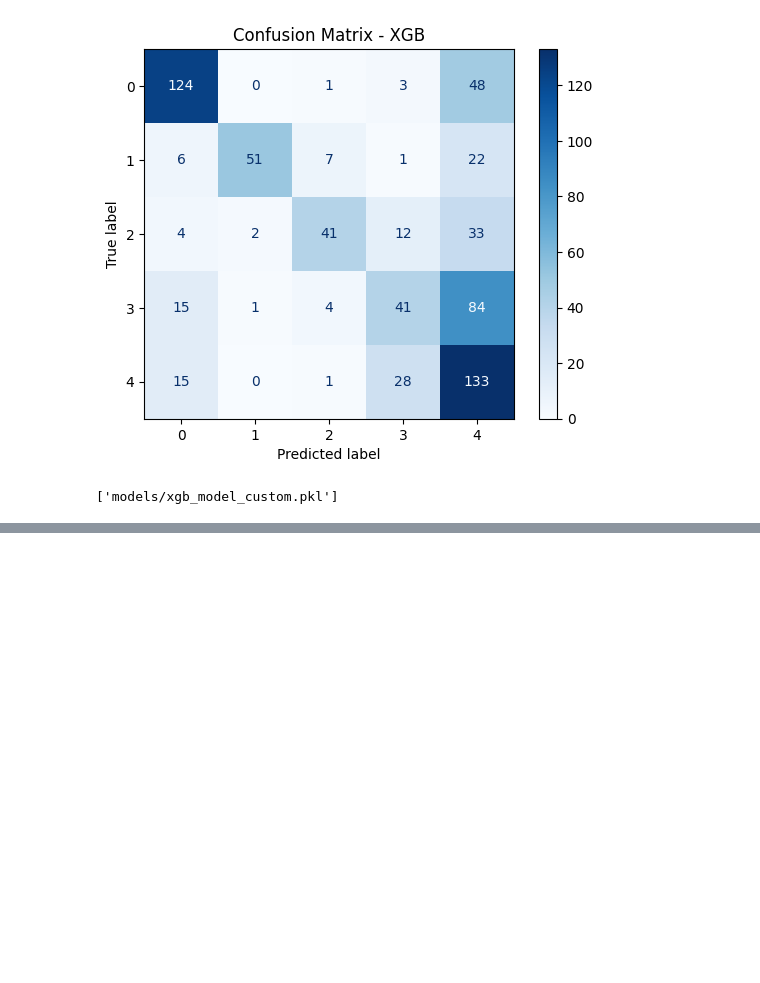
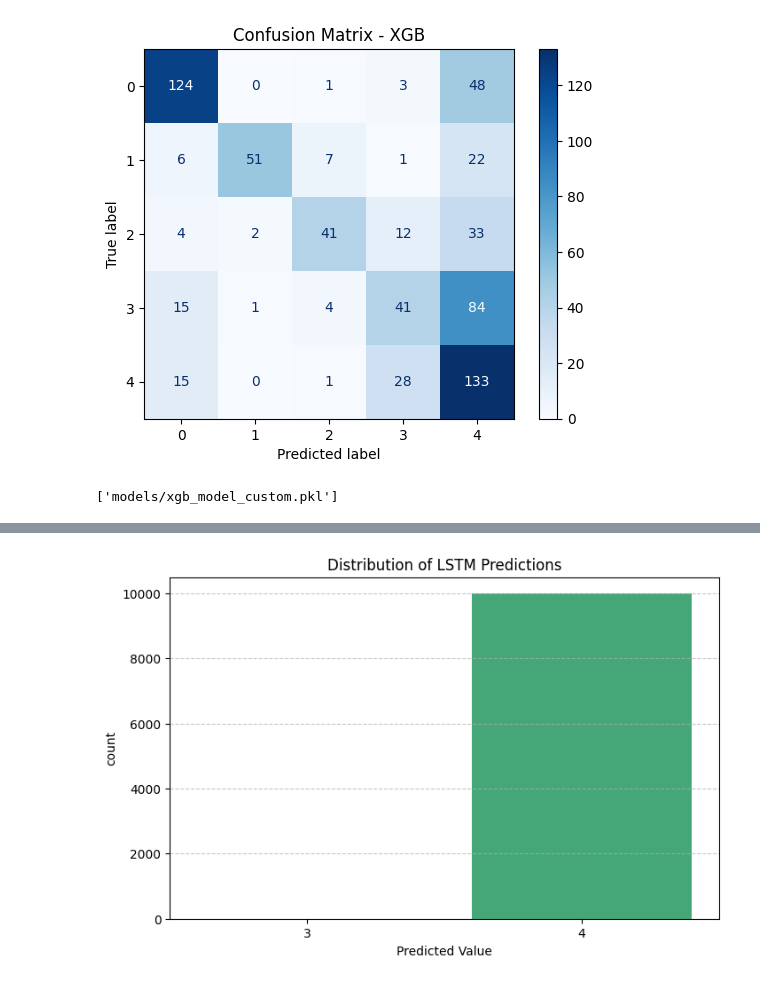
Before and after one commit to hasantahabagci/YZV311_2425_150210338_150220330, a Jupyter notebook: main.ipynb, the cells around one changed output, grey strips where cells are left out. Drawn from its saved outputs; the diff is of its cells as text; code cells hidden in the pictures; blank space fills up the shorter version.

```diff
--- a/main.ipynb
+++ b/main.ipynb
@@ -14,15 +14,17 @@ warnings.filterwarnings('ignore')
 
 import ast
 import numpy as np
-from datetime import timedelta
 from sklearn.model_selection import train_test_split
 from sklearn.preprocessing import MultiLabelBinarizer
 from sklearn.metrics import classification_report, accuracy_score, confusion_matrix, ConfusionMatrixDisplay
 import joblib
 
-from xgboost import XGBClassifier
+import torch
+from torch.utils.data import DataLoader
 
 from utils.data_preprocess import fill_missing_category_data, engineer_features, prepare_test_data
+from utils.plots import plot_distribution, plotbox
+from utils.model_process import xgboost_model, randomForest, PyTorchLSTM, evaluate_model_classification, evaluate_model_regression, train_pytorch_lstm
 
-from utils.plots import plot_distribution, plot_confusion_matrix, plotbox, plotbar
-from utils.model_process import xgboost_model, gridSearch, randomForest
+device = torch.device("cuda" if torch.cuda.is_available() else "cpu")
+print("Using device:", device)
@@ -368,0 +400,28 @@ Prepared test data shape: (10000, 581)
+# %%
+test_prepared = prepare_test_data(test, final_engineered, mlb)
+X_test_lstm = test_prepared  # shape: (N, seq_len, 581)
+X_test_t = torch.tensor(X_test_lstm.values.reshape(len(X_test_lstm), 1, 581), dtype=torch.float32, device=device)
+
+# Recreate model with same architecture
+model = PyTorchLSTM(input_dim=581, hidden_dim=64, output_dim=5, num_layers=1).to(device)
+model.load_state_dict(torch.load('models/pytorch_lstm_model.pth', map_location=device))
+model.eval()
+
+with torch.no_grad():
+    logits = model(X_test_t)          # shape: (N, 5)
+    preds = torch.argmax(logits, dim=1)  # shape: (N,), each in {0,1,2,3,4}
+    preds = preds.cpu().numpy()          # convert to NumPy if desired
+
+# Attach to your test DataFrame
+test['prediction'] = preds
+test.to_csv('predictions_lstm.csv', index=False)
+
+
+plt.figure(figsize=(8, 5))
+sns.countplot(x='prediction', data=test, palette="viridis")
+plt.title("Distribution of LSTM Predictions")
+plt.xlabel("Predicted Value")
+plt.grid(axis='y', linestyle='--', alpha=0.7)
+plt.show()
+# %% [output]
+[figure, added]
```
Also changed, not shown: parts of 10 cells of this notebook.
